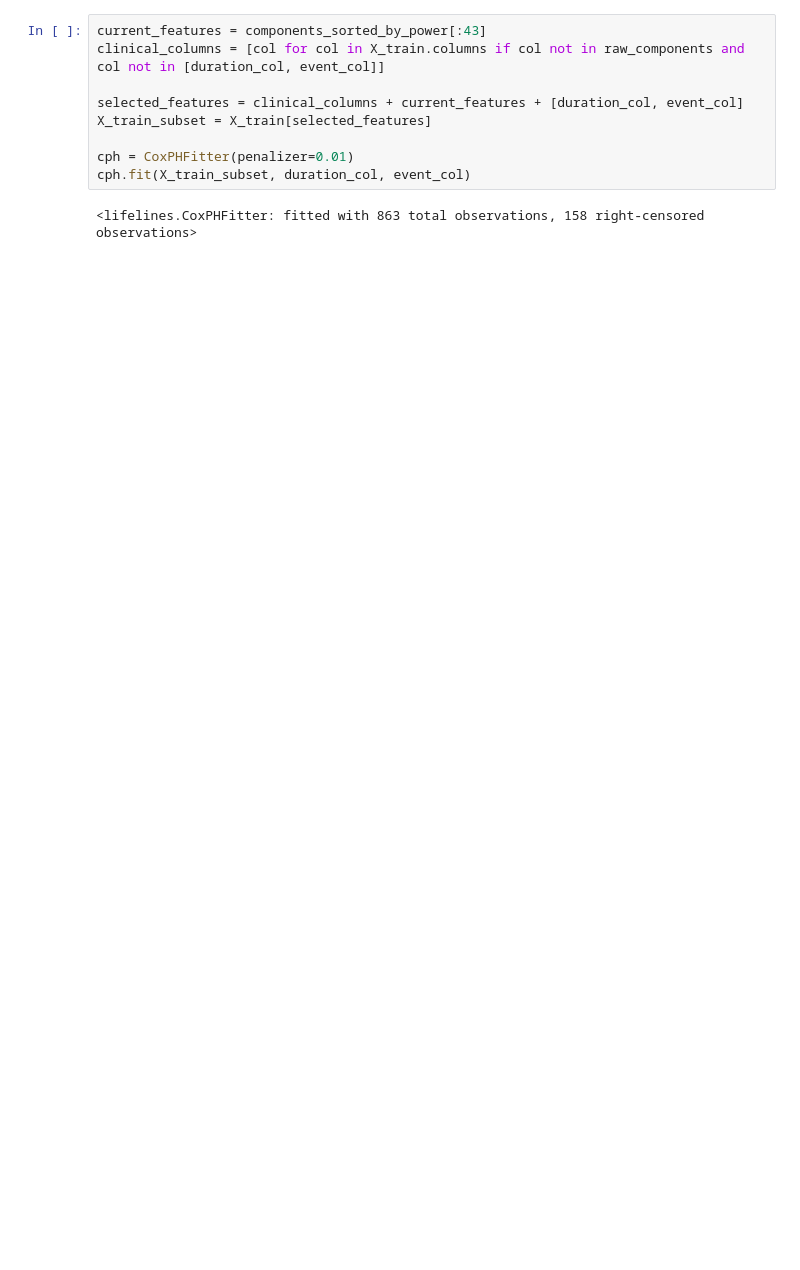
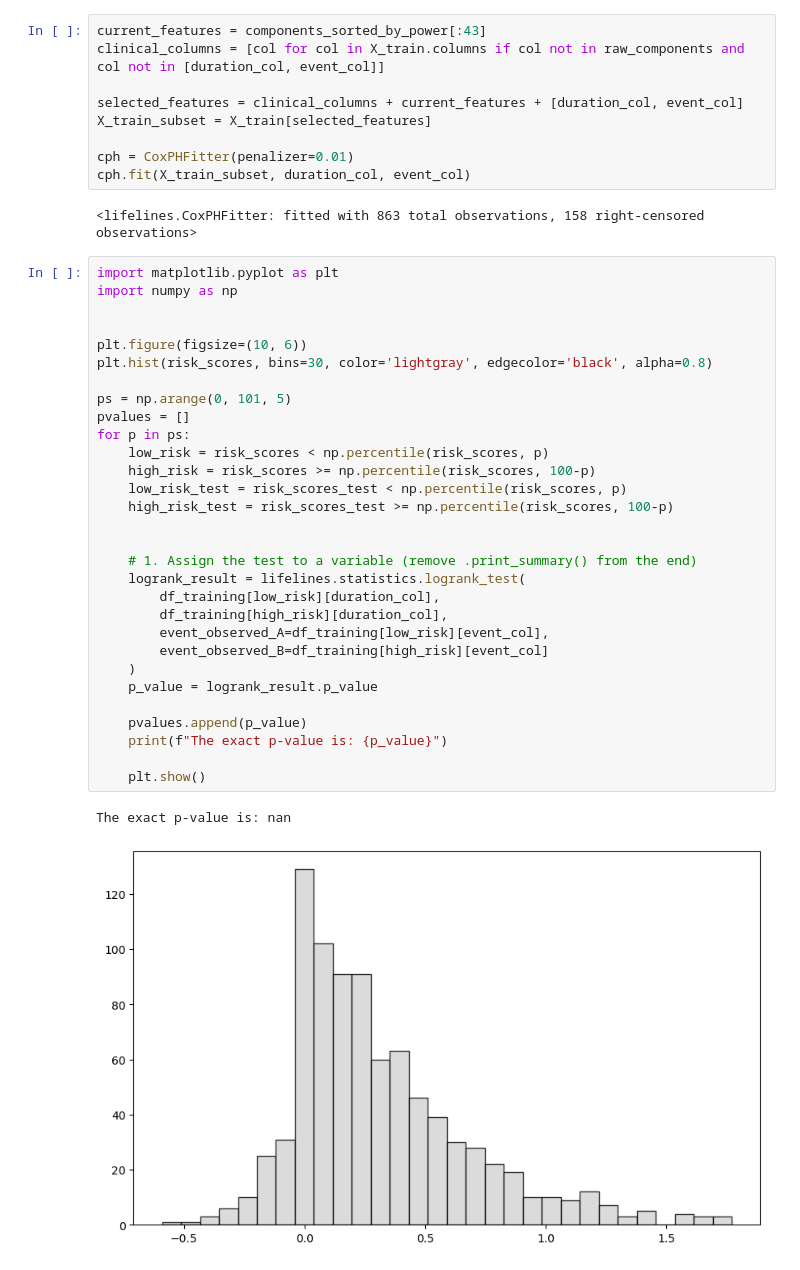
Before and after one commit to basiav/Tractography, a Jupyter notebook: td/incrementally_adding_components_nmf.ipynb, the cells around one changed output. Saved outputs shown, nothing was run; the diff lists cells and outputs as text; blank space fills up the shorter version.

```diff
--- a/td/incrementally_adding_components_nmf.ipynb
+++ b/td/incrementally_adding_components_nmf.ipynb
@@ -422,3 +422,36 @@ cph = CoxPHFitter(penalizer=0.01)
 cph.fit(X_train_subset, duration_col, event_col)
 # %% [output]
 <lifelines.CoxPHFitter: fitted with 863 total observations, 158 right-censored observations>
+# %%
+import matplotlib.pyplot as plt
+import numpy as np
+
+
+plt.figure(figsize=(10, 6))
+plt.hist(risk_scores, bins=30, color='lightgray', edgecolor='black', alpha=0.8)
+
+ps = np.arange(0, 101, 5)
+pvalues = []
+for p in ps:
+    low_risk = risk_scores < np.percentile(risk_scores, p)
+    high_risk = risk_scores >= np.percentile(risk_scores, 100-p)
+    low_risk_test = risk_scores_test < np.percentile(risk_scores, p)
+    high_risk_test = risk_scores_test >= np.percentile(risk_scores, 100-p)
+
+
+    # 1. Assign the test to a variable (remove .print_summary() from the end)
+    logrank_result = lifelines.statistics.logrank_test(
+        df_training[low_risk][duration_col],
+        df_training[high_risk][duration_col],
+        event_observed_A=df_training[low_risk][event_col],
+        event_observed_B=df_training[high_risk][event_col]
+    )
+    p_value = logrank_result.p_value
+
+    pvalues.append(p_value)
+    print(f"The exact p-value is: {p_value}")
+
+    plt.show()
+# %% [output]
+The exact p-value is: nan
+[figure, added]
```
Also changed, not shown: parts of 7 cells of this notebook, 9 other files.
